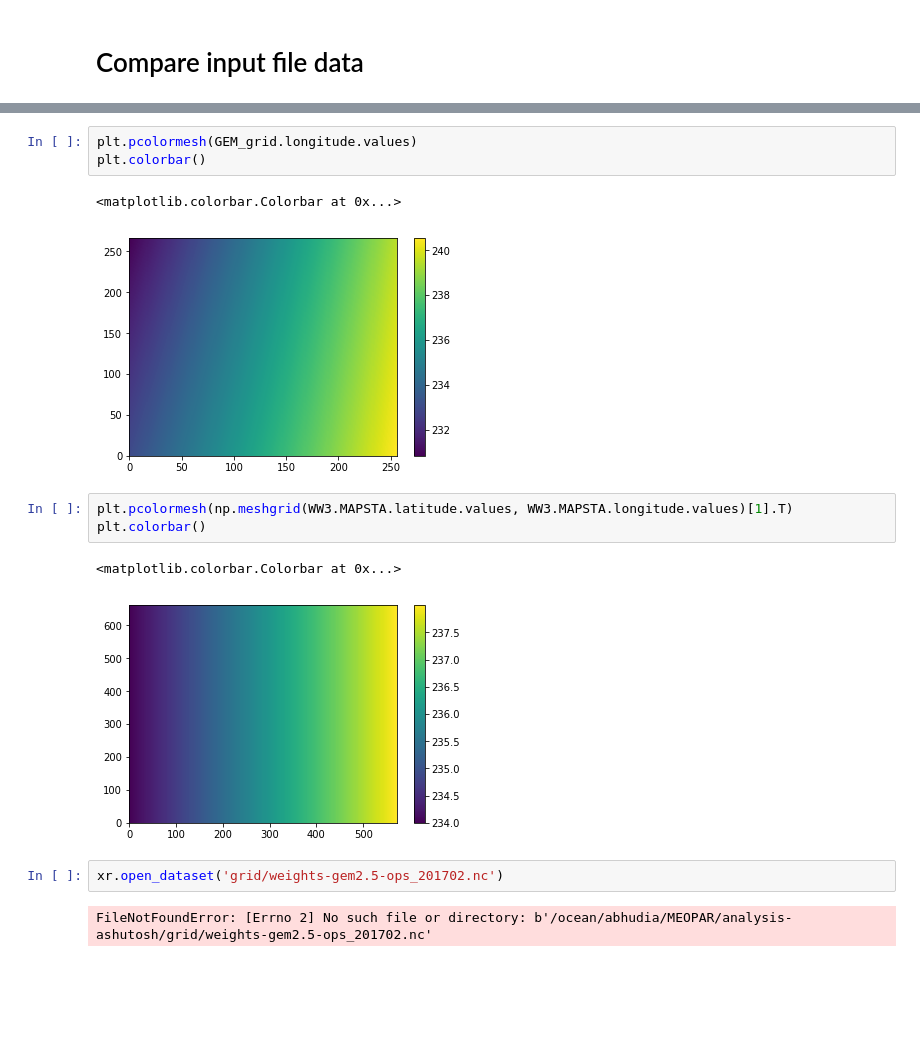
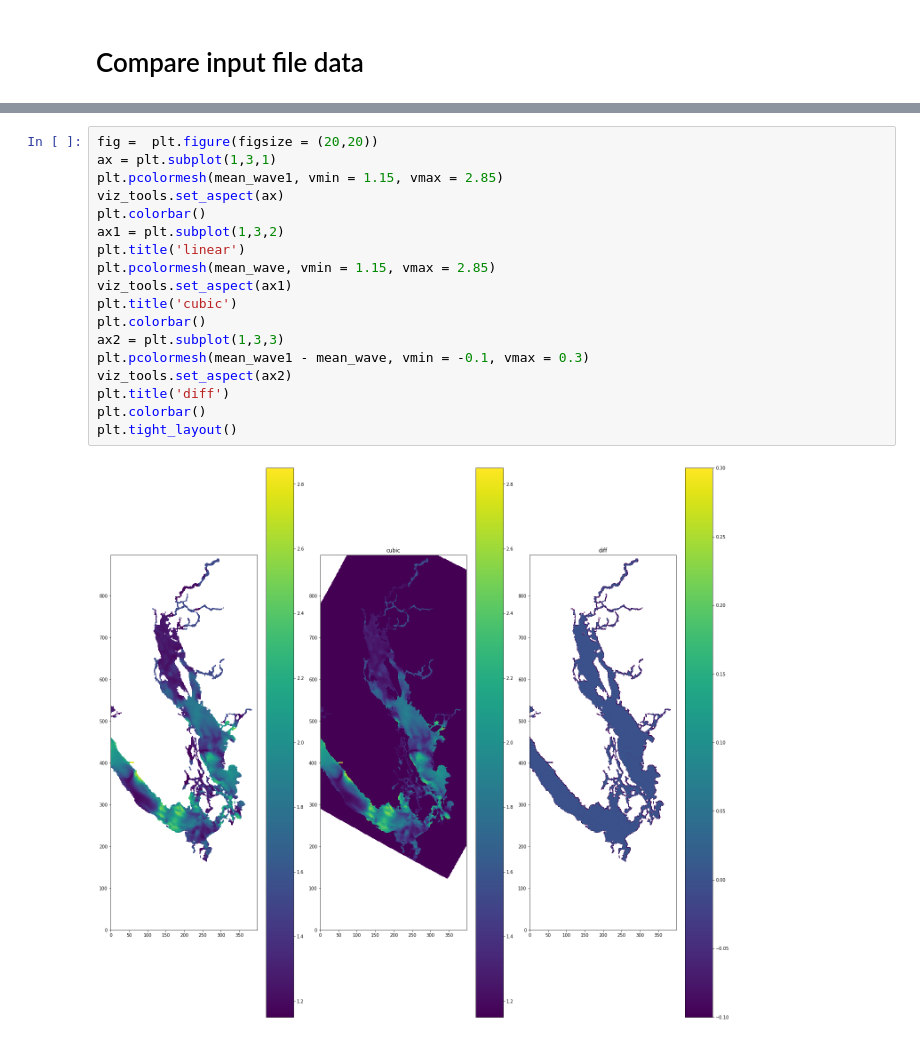
Before and after one commit to ambhudia/analysis-ashutosh, a Jupyter notebook: Interpolate_ww3.ipynb, the cells around one changed output, grey strips where cells are left out. Drawn from its saved outputs; the diff is of its cells as text; blank space fills up the shorter version.

```diff
--- a/Interpolate_ww3.ipynb
+++ b/Interpolate_ww3.ipynb
@@ -278,16 +85,20 @@ plt.colorbar()
-# %%
-plt.pcolormesh(GEM_grid.longitude.values)
-plt.colorbar()
-# %% [output]
-<matplotlib.colorbar.Colorbar at 0x...>
-[figure, removed]
-# %%
-plt.pcolormesh(np.meshgrid(WW3.MAPSTA.latitude.values, WW3.MAPSTA.longitude.values)[1].T)
-plt.colorbar()
-# %% [output]
-<matplotlib.colorbar.Colorbar at 0x...>
-[figure, removed]
-# %%
-xr.open_dataset('grid/weights-gem2.5-ops_201702.nc')
-# %% [output]
-FileNotFoundError: [Errno 2] No such file or directory: b'/ocean/abhudia/MEOPAR/analysis-ashutosh/grid/weights-gem2.5-ops_201702.nc'
+# %%
+fig =  plt.figure(figsize = (20,20))
+ax = plt.subplot(1,3,1)
+plt.pcolormesh(mean_wave1, vmin = 1.15, vmax = 2.85)
+viz_tools.set_aspect(ax)
+plt.colorbar()
+ax1 = plt.subplot(1,3,2)
+plt.title('linear')
+plt.pcolormesh(mean_wave, vmin = 1.15, vmax = 2.85)
+viz_tools.set_aspect(ax1)
+plt.title('cubic')
+plt.colorbar()
+ax2 = plt.subplot(1,3,3)
+plt.pcolormesh(mean_wave1 - mean_wave, vmin = -0.1, vmax = 0.3)
+viz_tools.set_aspect(ax2)
+plt.title('diff')
+plt.colorbar()
+plt.tight_layout()
+# %% [output]
+[figure, added]
```
Also changed, not shown: parts of 17 cells of this notebook, 3 other files.
